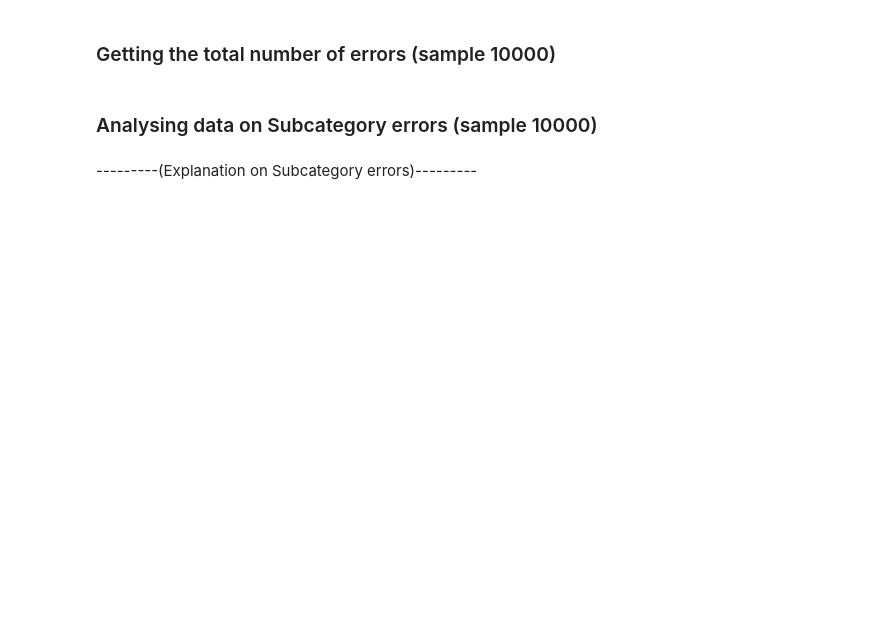
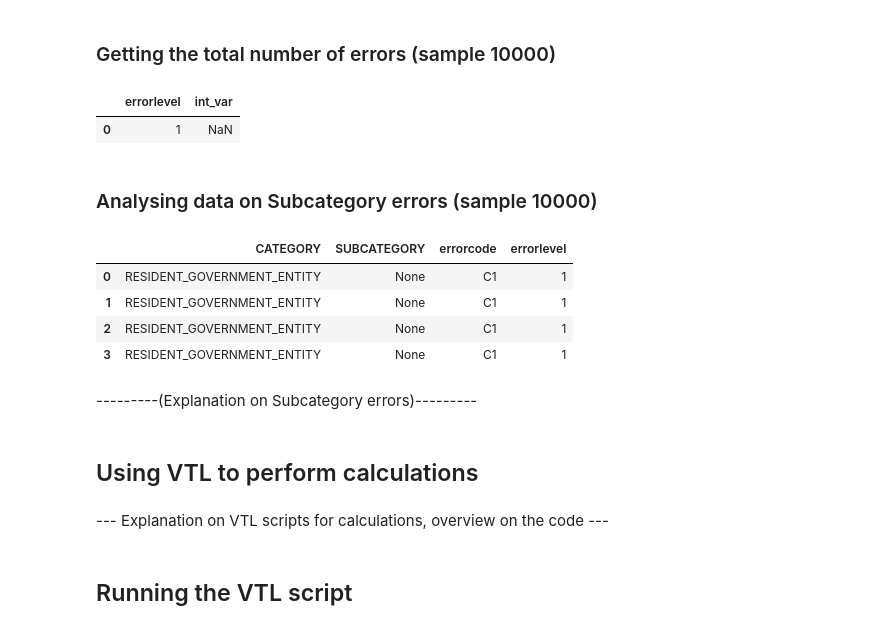
Before and after one commit to Meaningful-Data/intro_pysdmx_webinar, a Jupyter notebook: webinarDataProducers.ipynb, the cells around one changed output. Drawn from its saved outputs; the diff is of its cells as text; code cells hidden in the pictures; blank space fills up the shorter version.

Commit message:
Added calculations script. Renamed validations script to validations.vtl.

```diff
--- a/webinarDataProducers.ipynb
+++ b/webinarDataProducers.ipynb
@@ -348,10 +370,10 @@ def _load_script(filename):
 # %% [markdown]
 ## Running the VTL script
 # %%
-script = _load_script("vtl/script.vtl")
+script = _load_script("vtl/validations.vtl")
 data_df = pd.read_csv("data_files/golden_copy_changed_10000.csv")
 datapoints = {"LEI_DATA": data_df}
 
-run_result = run(script=script, data_structures=vtl_datastructure,
-                 datapoints=datapoints)
-pprint(run_result)
+validations_result = run(script=script, data_structures=vtl_datastructure,
+                         datapoints=datapoints)
+pprint(validations_result)
@@ -358,13 +398,26 @@ pprint(run_result)
 # %% [markdown]
 ### Getting the total number of errors (sample 10000)
 # %%
-run_result['errors_count'].data
+validations_result['errors_count'].data
+# %% [output]
+|  | errorlevel | int_var |
+| 0 | 1 | NaN |
 # %% [markdown]
 ### Analysing data on Subcategory errors (sample 10000)
 # %%
 cols_to_analyse = ['CATEGORY', 'SUBCATEGORY', 'errorcode', 'errorlevel']
-run_result['validation.subcategories_errors'].data[cols_to_analyse]
+validations_result['validation.subcategories_errors'].data[cols_to_analyse]
+# %% [output]
+|  | CATEGORY | SUBCATEGORY | errorcode | errorlevel |
+| 0 | RESIDENT_GOVERNMENT_ENTITY | None | C1 | 1 |
+| 1 | RESIDENT_GOVERNMENT_ENTITY | None | C1 | 1 |
+| 2 | RESIDENT_GOVERNMENT_ENTITY | None | C1 | 1 |
+| 3 | RESIDENT_GOVERNMENT_ENTITY | None | C1 | 1 |
 # %% [markdown]
 ---------(Explanation on Subcategory errors)---------
 # %% [markdown]
-###
+## Using VTL to perform calculations
+# %% [markdown]
+--- Explanation on VTL scripts for calculations, overview on the code ---
+# %% [markdown]
+## Running the VTL script
```
Also changed, not shown: parts of 16 cells of this notebook, 2 other files.
